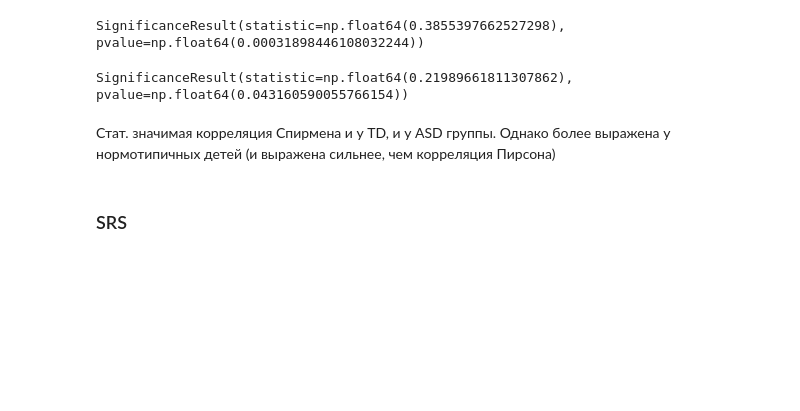
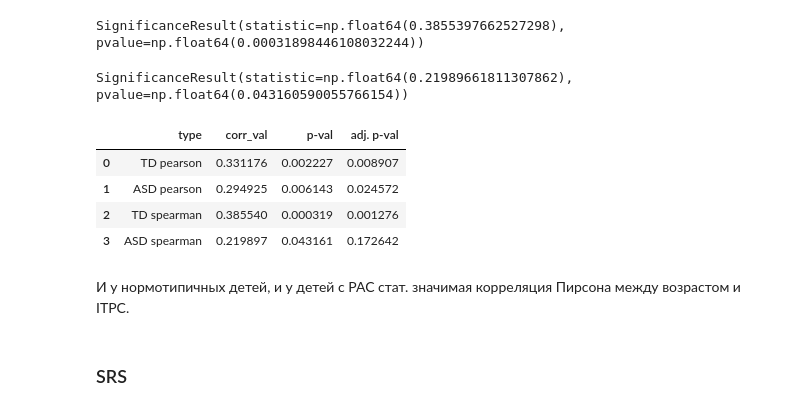
Before and after one commit to r1sephoenix/ihna_project, a Jupyter notebook: notebooks/assr.ipynb, the cells around one changed output. Cells and saved outputs as stored; diff of their text form; code cells hidden in the pictures; blank space fills up the shorter version.

```diff
--- a/notebooks/assr.ipynb
+++ b/notebooks/assr.ipynb
@@ -197,8 +200,12 @@ __Пирсона__
 # %%
+p_vals_corr.append(stats.pearsonr(td['age'], td['assr'])[1])
+corr.append(stats.pearsonr(td['age'], td['assr'])[0])
 stats.pearsonr(td['age'], td['assr'])
 # %% [output]
 PearsonRResult(statistic=np.float64(0.3311760754309248), pvalue=np.float64(0.0022267440028145478))
 # %%
+p_vals_corr.append(stats.pearsonr(asd['age'], asd['assr'])[1])
+corr.append(stats.pearsonr(asd['age'], asd['assr'])[0])
 stats.pearsonr(asd['age'], asd['assr'])
 # %% [output]
 PearsonRResult(statistic=np.float64(0.29492522444134567), pvalue=np.float64(0.006143044470404898))
@@ -207,15 +212,31 @@ PearsonRResult(statistic=np.float64(0.29492522444134567), pvalue=np.float64(0.00
 # %% [markdown]
 __Спирмена__
 # %%
+p_vals_corr.append(stats.spearmanr(td['age'], td['assr'])[1])
+corr.append(stats.spearmanr(td['age'], td['assr'])[0])
 stats.spearmanr(td['age'], td['assr'])
 # %% [output]
 SignificanceResult(statistic=np.float64(0.3855397662527298), pvalue=np.float64(0.00031898446108032244))
 # %%
+p_vals_corr.append(stats.spearmanr(asd['age'], asd['assr'])[1])
+corr.append(stats.spearmanr(asd['age'], asd['assr'])[0])
 stats.spearmanr(asd['age'], asd['assr'])
 # %% [output]
 SignificanceResult(statistic=np.float64(0.21989661811307862), pvalue=np.float64(0.043160590055766154))
+# %%
+pd.DataFrame({'type': ['TD pearson', 'ASD pearson', 'TD spearman', 'ASD spearman'],
+              'corr_val': corr,
+              'p-val': p_vals_corr,
+              'adj. p-val': multipletests(p_vals_corr, method='bonferroni')[1]
+             })
+# %% [output]
+|  | type | corr_val | p-val | adj. p-val |
+| 0 | TD pearson | 0.331176 | 0.002227 | 0.008907 |
+| 1 | ASD pearson | 0.294925 | 0.006143 | 0.024572 |
+| 2 | TD spearman | 0.385540 | 0.000319 | 0.001276 |
+| 3 | ASD spearman | 0.219897 | 0.043161 | 0.172642 |
 # %% [markdown]
-Стат. значимая корреляция Спирмена и у TD, и у ASD группы. Однако более выражена у нормотипичных детей (и выражена сильнее, чем корреляция Пирсона)
+И у нормотипичных детей, и у детей с РАС стат. значимая корреляция Пирсона между возрастом и ITPC.
 # %% [markdown]
 ### SRS
 # %%
```
Also changed, not shown: parts of 31 cells of this notebook.
